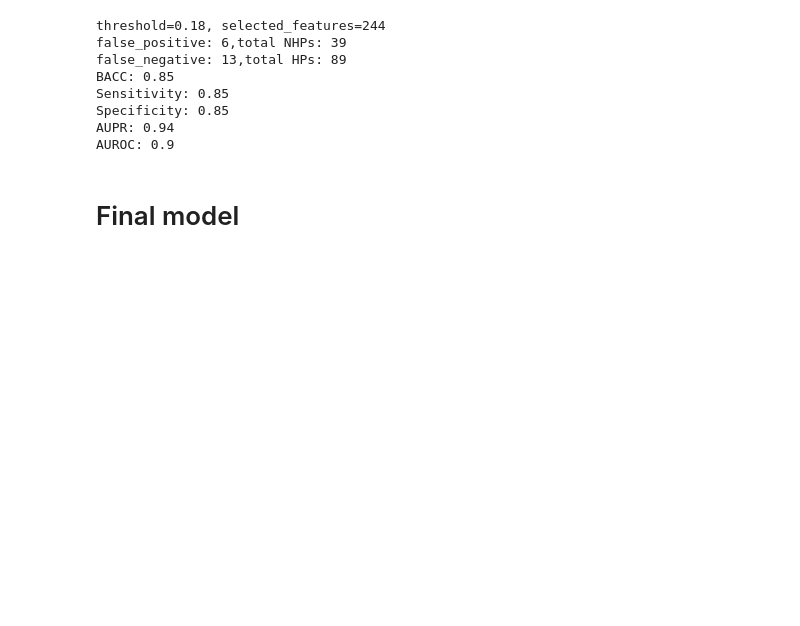
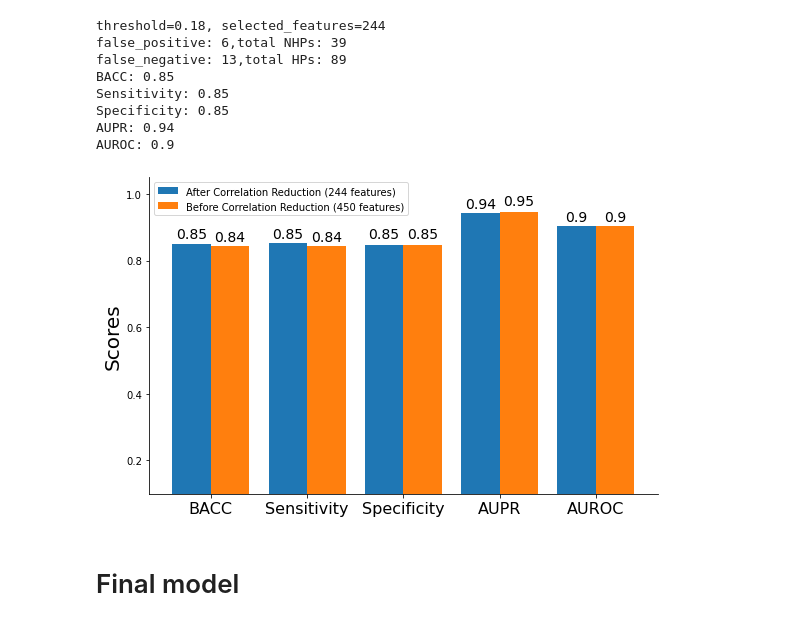
Before and after one commit to shakedna1/wspc_rep, a Jupyter notebook: Code/WSPC_train_pipeline.ipynb, the cells around one changed output. Saved outputs shown, nothing was run; the diff lists cells and outputs as text; code cells hidden in the pictures; blank space fills up the shorter version.

```diff
--- a/Code/WSPC_train_pipeline.ipynb
+++ b/Code/WSPC_train_pipeline.ipynb
@@ -226,6 +254,16 @@ Sensitivity: 0.85
 Specificity: 0.85
 AUPR: 0.94
 AUROC: 0.9
+# %%
+bar_groups = [BACC, SEN, SPE, AUPR, AUROC]
+bars = [CORR_REDUCTION, NO_CORR_REDUCTION]
+
+results_for_plot = {NO_CORR_REDUCTION: results_valid_no_clust, CORR_REDUCTION: results_valid}
+
+fig_path = figs_output / 'validation_results.pdf'
+create_grouped_barplots(results_for_plot, bar_groups, bars, out_path=fig_path, fig_size=(8, 5), bar_width=0.4, legend_loc='upper left', x_ticks_font_size=16)
+# %% [output]
+[figure, added]
 # %% [markdown]
 # Final model
 # %% [markdown]
```
Also changed, not shown: parts of 25 cells of this notebook, 1 other file.
